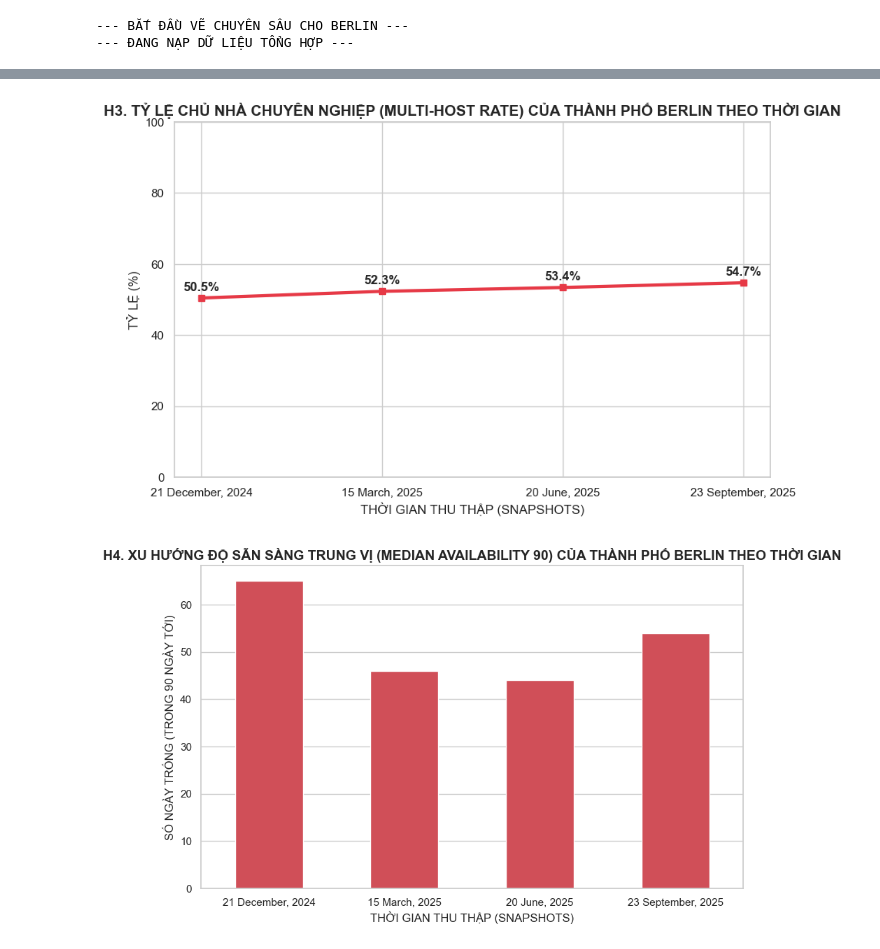
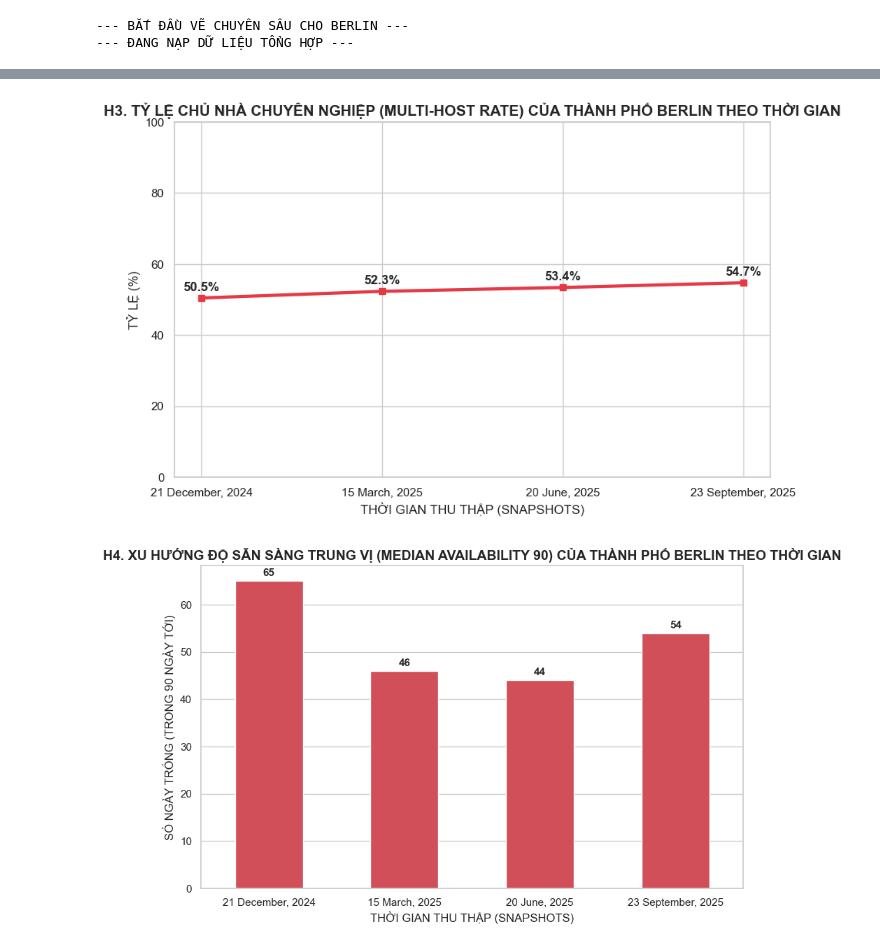
Before and after one commit to levfu/2526-LTXLDL-Project4-AIT2006-2-4.4, a Jupyter notebook: src/Berlin_Visualization.ipynb, the cells around one changed output, grey strips where cells are left out. Saved outputs shown, nothing was run; the diff lists cells and outputs as text; code cells hidden in the pictures.

```diff
--- a/src/Berlin_Visualization.ipynb
+++ b/src/Berlin_Visualization.ipynb
@@ -117,11 +117,12 @@ if not kpi_supply.empty and 'multi_host_rate' in kpi_supply.columns:
 # === H4: Độ sẵn sàng (Availability) ===
 if not kpi_supply.empty and 'median_avail_90' in kpi_supply.columns:
     plt.figure(figsize=(10, 6))
-    sns.barplot(data=kpi_supply, x='snapshot_date', y='median_avail_90', color='#E63946', width=0.5)
+    ax12 = sns.barplot(data=kpi_supply, x='snapshot_date', y='median_avail_90', color='#E63946', width=0.5)
     plt.title(f'H4. XU HƯỚNG ĐỘ SẴN SÀNG TRUNG VỊ (MEDIAN AVAILABILITY 90) CỦA THÀNH PHỐ {CITY_SUFFIX.upper()} THEO THỜI GIAN',fontsize = 14, fontweight='bold')
     plt.xlabel('THỜI GIAN THU THẬP (SNAPSHOTS)')
     plt.ylabel('SỐ NGÀY TRỐNG (TRONG 90 NGÀY TỚI)')
-    plt.savefig(os.path.join(FIGURES_DIR, f'{CITY_SUFFIX}_04_availability.pdf'), bbox_inches='tight')
+    for i in ax12.containers: ax12.bar_label(i, padding=3, fontsize=11, fontweight='bold')
+    plt.savefig(os.path.join(FIGURES_DIR, f'{CITY_SUFFIX}_04_availability.pdf'), format= 'pdf', bbox_inches='tight')
     plt.show()
 
 # === H5: Occupancy ===
@@ -259,34 +260,34 @@ if not kpi_review.empty:
 
     # 2. Chỉ lọc lấy dữ liệu review của snapshot đó
     df_rev_final = kpi_review[kpi_review['snap_dt'] == latest_snap_date].copy()
 
     # 3. Xử lý ngày tháng
     df_rev_final['date'] = pd.to_datetime(df_rev_final['date'])
     df_rev_final = df_rev_final.sort_values('date')
 
     # 4. Lọc năm (2018 trở lại)
     df_rev_final = df_rev_final[df_rev_final['date'].dt.year >= 2018]
 
     # 5. Vẽ
     sns.lineplot(data=df_rev_final, x='date', y='review_count', color='#E63946', linewidth=2.5)
 
     plt.title(f'H12. XU HƯỚNG SỐ LƯỢNG REVIEW (REVIEW COUNT) CỦA THÀNH PHỐ {CITY_SUFFIX.upper()} THEO SNAPSHOT MỚI NHẤT', fontsize=14, fontweight='bold')
     plt.ylabel('SỐ LƯỢNG REVIEW / THÁNG (REVIEW COUNT / MONTH)')
     plt.xlabel('THỜI GIAN')
     plt.grid(True, linestyle='--', alpha=0.5)
     plt.gca().xaxis.set_major_formatter(mdates.DateFormatter('%m-%Y'))
 
     plt.savefig(os.path.join(FIGURES_DIR, 'berlin_12_reviews_trend.pdf'), format='pdf', bbox_inches='tight')
     plt.show()
 else:
     print("⚠️ Không có dữ liệu Review Trend để vẽ H12.")
 # %% [output]
 --- BẮT ĐẦU VẼ CHUYÊN SÂU CHO BERLIN ---
 --- ĐANG NẠP DỮ LIỆU TỔNG HỢP ---
 [figure]
 [figure]
 [figure]
-[figure, old version]
+[figure, new version]
 [figure]
 [figure]
 [figure]
```
Also changed, not shown: 52 other files.
